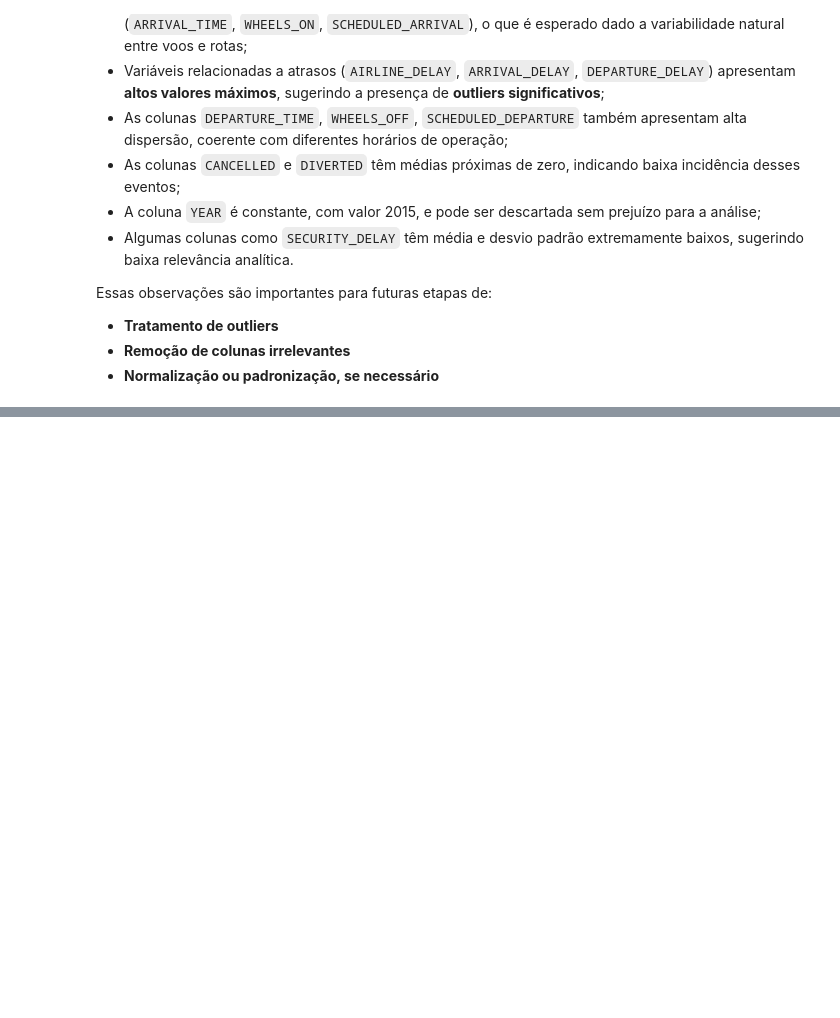
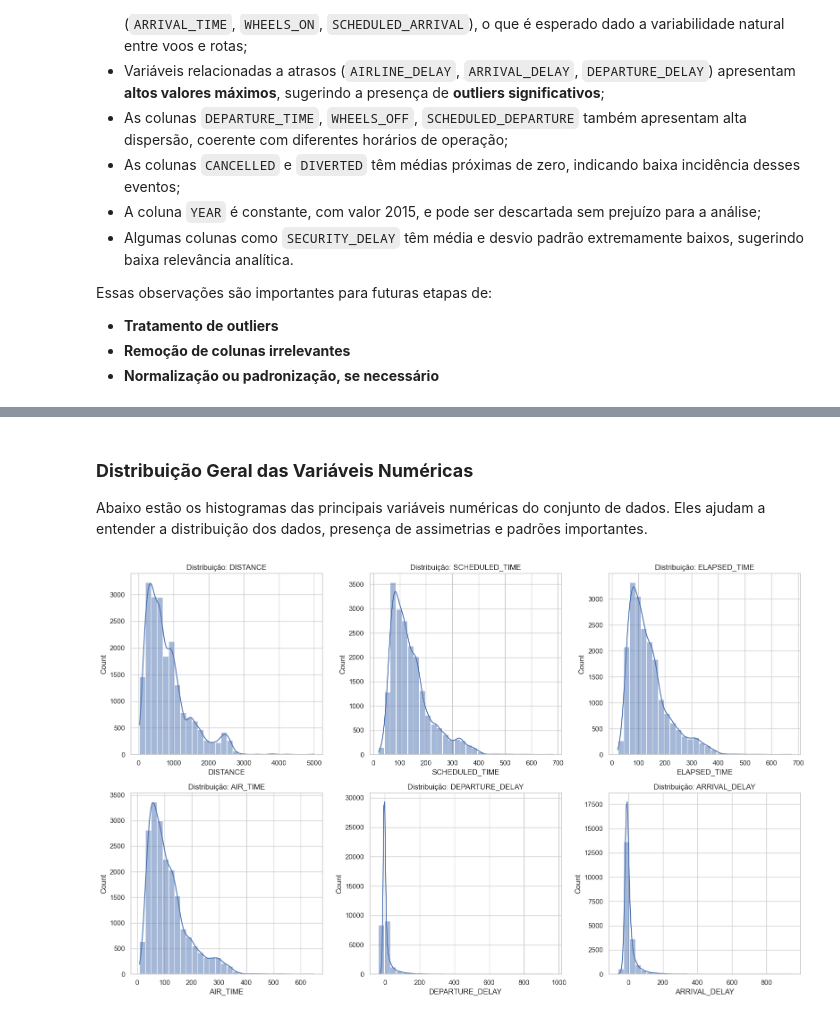
Before and after one commit to Szyfman/MVP_PUC_2, a Jupyter notebook: MVP_2_PUC_Daniel_Szyfman.ipynb, the cells around one changed output, grey strips where cells are left out. Drawn from its saved outputs; the diff is of its cells as text; code cells hidden in the pictures; blank space fills up the shorter version.

```diff
--- a/MVP_2_PUC_Daniel_Szyfman.ipynb
+++ b/MVP_2_PUC_Daniel_Szyfman.ipynb
@@ -195,0 +210,21 @@ Essas observações são importantes para futuras etapas de:
+# %% [markdown]
+### **Distribuição Geral das Variáveis Numéricas**
+
+Abaixo estão os histogramas das principais variáveis numéricas do conjunto de dados. Eles ajudam a entender a distribuição dos dados, presença de assimetrias e padrões importantes.
+# %%
+# Selecionando as principais variáveis numéricas para visualização
+variaveis_numericas = [
+    'DISTANCE', 'SCHEDULED_TIME', 'ELAPSED_TIME', 'AIR_TIME',
+    'DEPARTURE_DELAY', 'ARRIVAL_DELAY'
+]
+
+# Plotando histogramas
+plt.figure(figsize=(16, 10))
+for i, coluna in enumerate(variaveis_numericas, 1):
+    plt.subplot(2, 3, i)
+    sns.histplot(df[coluna], kde=True, bins=30)
+    plt.title(f'Distribuição: {coluna}')
+plt.tight_layout()
+plt.show()
+# %% [output]
+[figure, added]
```
Also changed, not shown: parts of 7 cells of this notebook.
